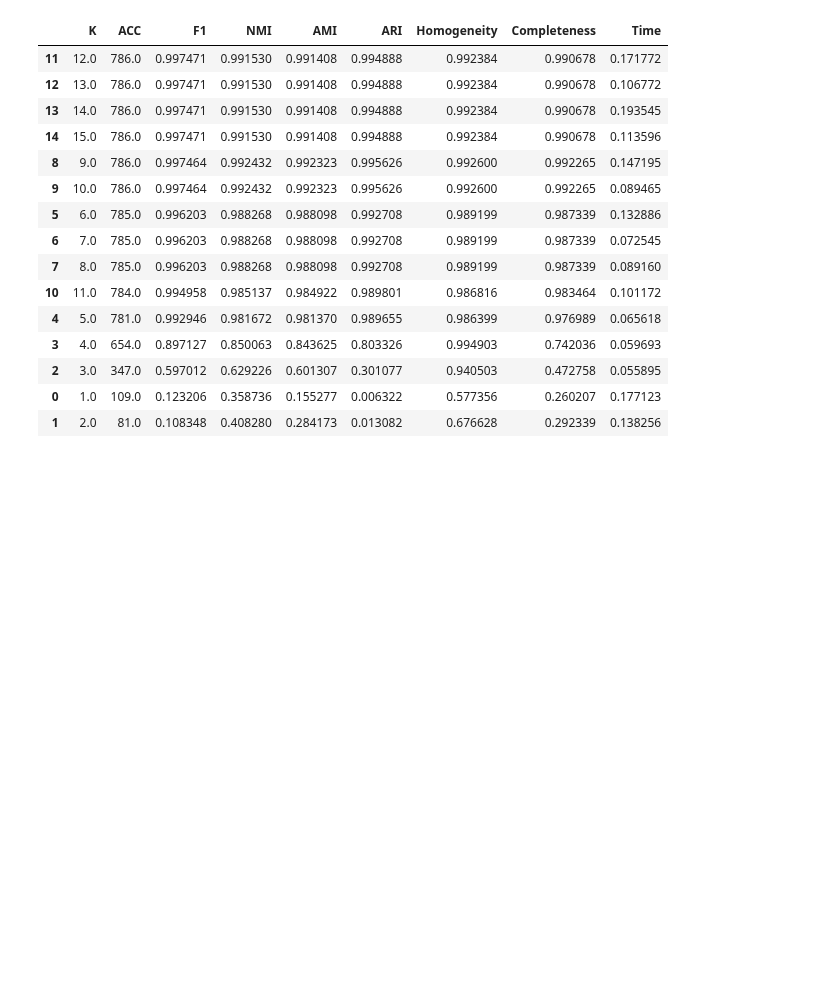
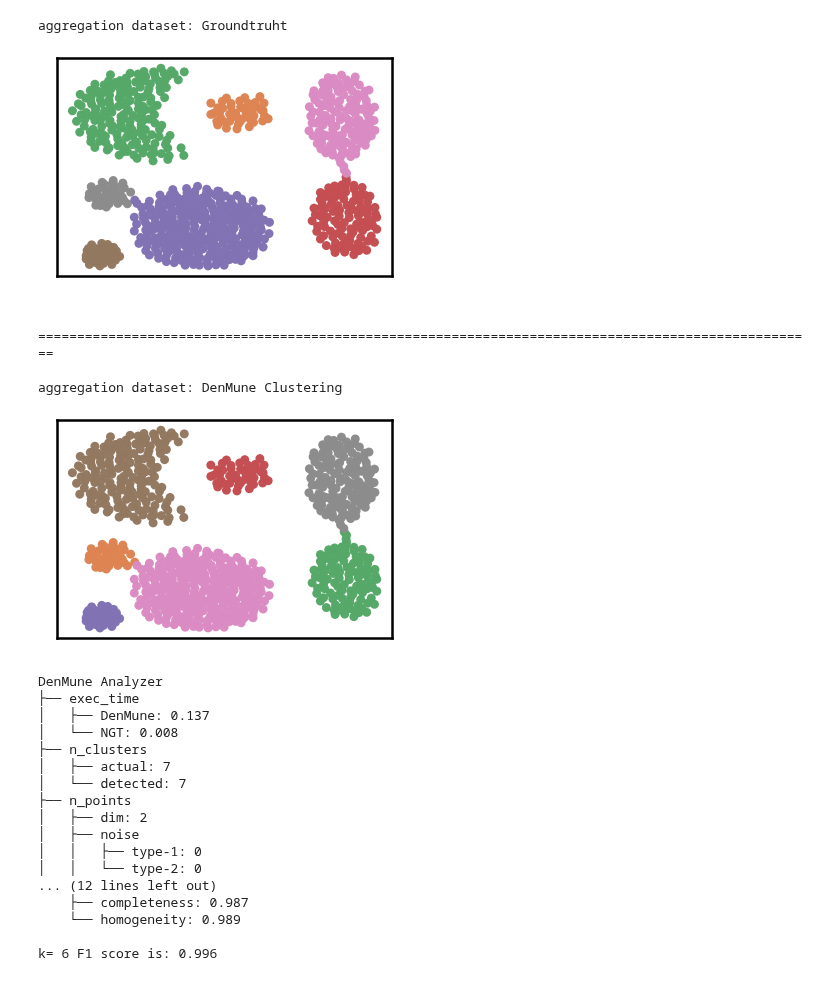
Before and after one commit to scikit-learn-contrib/denmune-clustering-algorithm, a Jupyter notebook: example_aggregation_dataset.ipynb, the cells around one changed output. Drawn from its saved outputs; the diff is of its cells as text; code cells hidden in the pictures; blank space fills up the shorter version.

```diff
--- a/example_aggregation_dataset.ipynb
+++ b/example_aggregation_dataset.ipynb
@@ -20,13 +22,17 @@ ground_ext = "-gt"
 dataset_url = url + dataset + file_ext
 groundtruth_url = url + dataset + ground_ext  + file_ext
 
-data_path = 'data/' # change it to whatever you put your data, set it to ''; so it will retrive from current folder
+data_path = 'sample_data/' # change it to whatever you put your data, set it to ''; so it will retrive from current folder
+data_file = data_path + dataset + file_ext #  i.e. 'iris' + '.txt' ==> iris.txt
+
 if  not os.path.isfile(data_path + dataset + file_ext):
     req = requests.get(dataset_url)
     with open(data_path + dataset + file_ext, 'wb') as f:
         f.write(req.content)
+data = genfromtxt(data_file , delimiter='\t')
 
 if  not os.path.isfile(data_path + dataset + ground_ext + file_ext):
     req = requests.get(groundtruth_url)
     with open(data_path + dataset +  ground_ext + file_ext, 'wb') as f:
         f.write(req.content)
+data_labels =  genfromtxt(groundtruth_url , delimiter='\t') #  i.e. 'iris' + + '-gt + '.txt' ==> iris-gt.txt
@@ -138,19 +39,48 @@ df.to_csv(results_path + para_file, index=False, sep='\t', header=True)
-# %%
-df # it is sorted now and saved
-# %% [output]
-|  | K | ACC | F1 | NMI | AMI | ARI | Homogeneity | Completeness | Time |
-| 11 | 12.0 | 786.0 | 0.997471 | 0.991530 | 0.991408 | 0.994888 | 0.992384 | 0.990678 | 0.171772 |
-| 12 | 13.0 | 786.0 | 0.997471 | 0.991530 | 0.991408 | 0.994888 | 0.992384 | 0.990678 | 0.106772 |
-| 13 | 14.0 | 786.0 | 0.997471 | 0.991530 | 0.991408 | 0.994888 | 0.992384 | 0.990678 | 0.193545 |
-| 14 | 15.0 | 786.0 | 0.997471 | 0.991530 | 0.991408 | 0.994888 | 0.992384 | 0.990678 | 0.113596 |
-| 8 | 9.0 | 786.0 | 0.997464 | 0.992432 | 0.992323 | 0.995626 | 0.992600 | 0.992265 | 0.147195 |
-| 9 | 10.0 | 786.0 | 0.997464 | 0.992432 | 0.992323 | 0.995626 | 0.992600 | 0.992265 | 0.089465 |
-| 5 | 6.0 | 785.0 | 0.996203 | 0.988268 | 0.988098 | 0.992708 | 0.989199 | 0.987339 | 0.132886 |
-| 6 | 7.0 | 785.0 | 0.996203 | 0.988268 | 0.988098 | 0.992708 | 0.989199 | 0.987339 | 0.072545 |
-| 7 | 8.0 | 785.0 | 0.996203 | 0.988268 | 0.988098 | 0.992708 | 0.989199 | 0.987339 | 0.089160 |
-| 10 | 11.0 | 784.0 | 0.994958 | 0.985137 | 0.984922 | 0.989801 | 0.986816 | 0.983464 | 0.101172 |
-| 4 | 5.0 | 781.0 | 0.992946 | 0.981672 | 0.981370 | 0.989655 | 0.986399 | 0.976989 | 0.065618 |
-| 3 | 4.0 | 654.0 | 0.897127 | 0.850063 | 0.843625 | 0.803326 | 0.994903 | 0.742036 | 0.059693 |
-| 2 | 3.0 | 347.0 | 0.597012 | 0.629226 | 0.601307 | 0.301077 | 0.940503 | 0.472758 | 0.055895 |
-| 0 | 1.0 | 109.0 | 0.123206 | 0.358736 | 0.155277 | 0.006322 | 0.577356 | 0.260207 | 0.177123 |
-| 1 | 2.0 | 81.0 | 0.108348 | 0.408280 | 0.284173 | 0.013082 | 0.676628 | 0.292339 | 0.138256 |
+# %%
+# Denmune's Paramaters
+verpose_mode = True # view in-depth analysis of time complexity and outlier detection, num of clusters
+show_groundtrugh = True  # show plots on/off
+show_noise = True # show noise and outlier on/off
+
+knn = 6
+dm = DenMune(data=data,  k_nearest=knn, verpose=verpose_mode, show_noise=show_noise, rgn_tsne=False, )
+labels_pred = dm.fit_predict()
+
+if show_groundtrugh:
+    # Let us plot the groundtruth of this dataset
+    print (dataset, "dataset: Groundtruht")
+    dm.plot_clusters(labels=data_labels, ground=True)
+    print('\n', "=====" * 20 , '\n')
+
+# Let us plot the results produced using DenMune
+print (dataset, "dataset: DenMune Clustering")
+dm.plot_clusters(labels=labels_pred, show_noise=show_noise)
+
+validity = dm.validate_Clusters(labels_true=data_labels, labels_pred=labels_pred)
+validity_key = "F1"
+# Acc=1, F1-score=2,  NMI=3, AMI=4, ARI=5,  Homogeneity=6, and Completeness=7
+print ('k=' , knn, validity_key , 'score is:', round(validity[validity_key],3))
+# %% [output]
+aggregation dataset: Groundtruht
+[figure, added]
+ ====================================================================================================
+
+aggregation dataset: DenMune Clustering
+[figure, added]
+DenMune Analyzer
+├── exec_time
+│   ├── DenMune: 0.137
+│   └── NGT: 0.008
+├── n_clusters
+│   ├── actual: 7
+│   └── detected: 7
+├── n_points
+│   ├── dim: 2
+│   ├── noise
+│   │   ├── type-1: 0
+│   │   └── type-2: 0
+... (12 lines left out)
+    ├── completeness: 0.987
+    └── homogeneity: 0.989
+
+k= 6 F1 score is: 0.996
```
Also changed, not shown: parts of 4 cells of this notebook.
